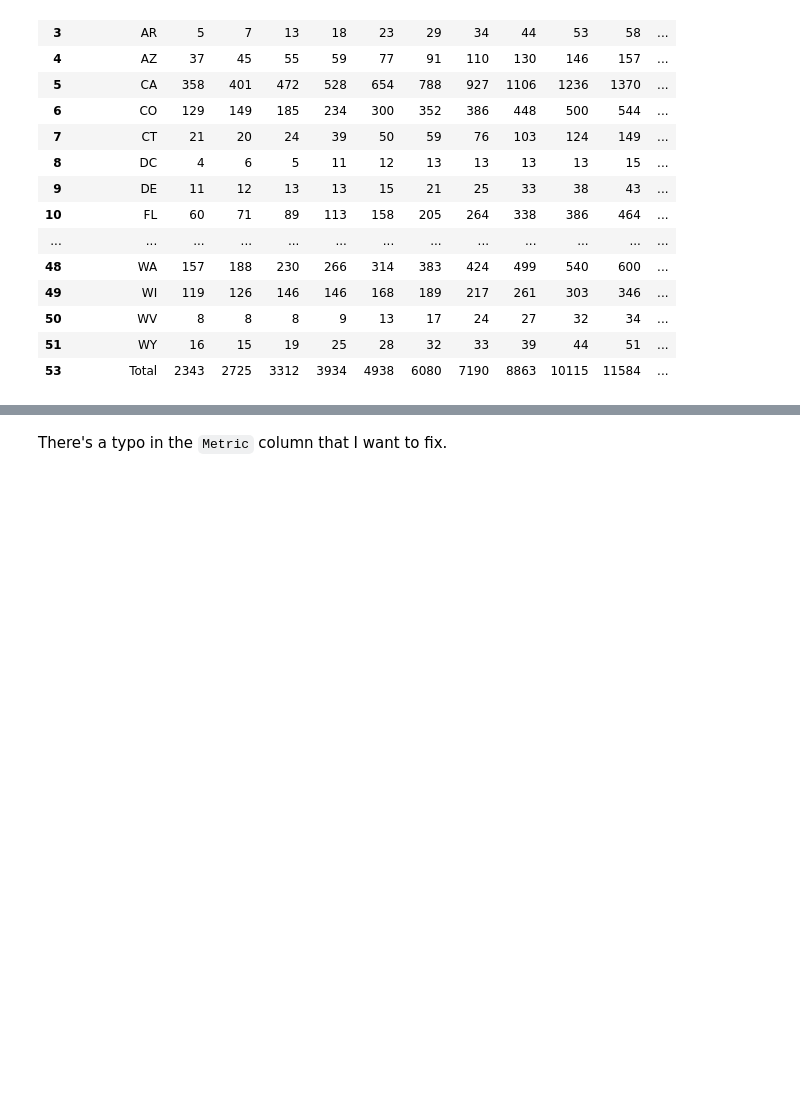
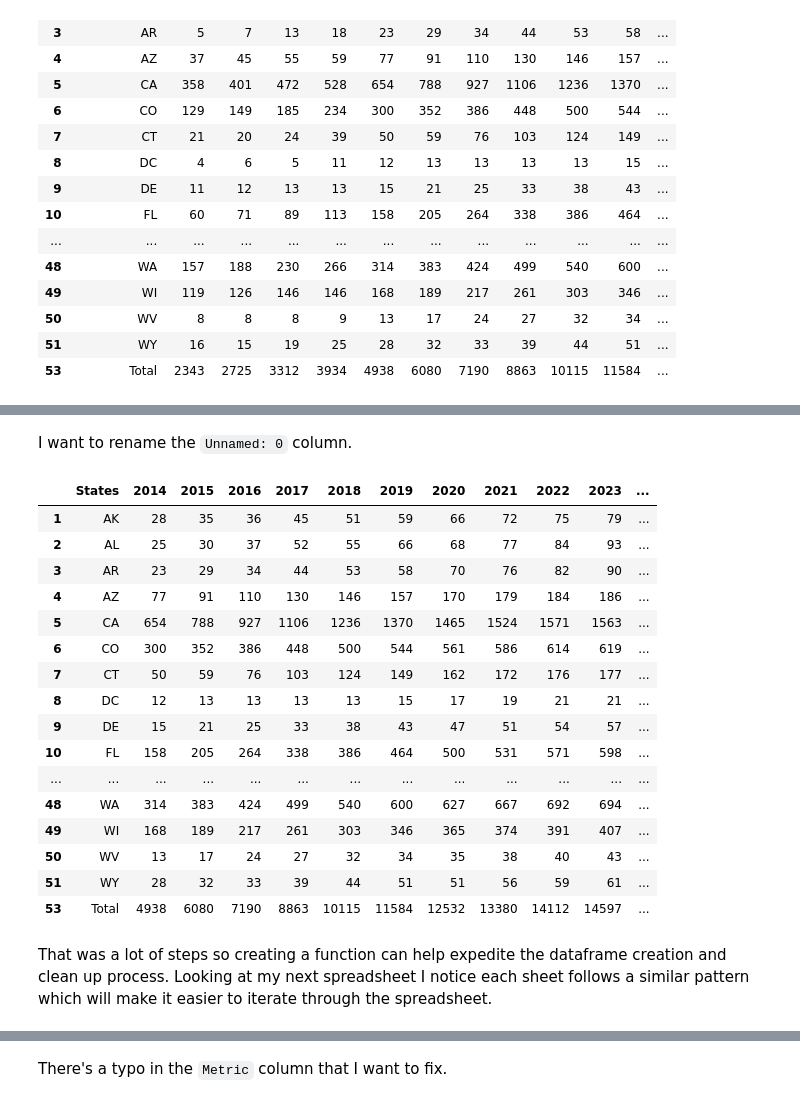
Before and after one commit to miramontron/us_beer_production, a Jupyter notebook: notebooks/us_beer_production.ipynb, the cells around one changed output, grey strips where cells are left out. Cells and saved outputs as stored; diff of their text form; code cells hidden in the pictures; blank space fills up the shorter version.

```diff
--- a/notebooks/us_beer_production.ipynb
+++ b/notebooks/us_beer_production.ipynb
@@ -47,0 +64,3 @@ state_brewery_count_df
+# %%
+state_brewery_count_df = state_brewery_count_df.drop(columns=state_brewery_count_df.loc[:,2010:2013].columns)
+state_brewery_count_df.head()
@@ -48,3 +74,30 @@ state_brewery_count_df
+# %% [markdown]
+I want to rename the `Unnamed: 0` column.
+# %%
+# assigning a new name
+state_brewery_count_df.columns.values[0] = 'States'
+# making sure it worked
+state_brewery_count_df
+# %% [output]
+|  | States | 2014 | 2015 | 2016 | 2017 | 2018 | 2019 | 2020 | 2021 | 2022 | 2023 | ... |
+| 1 | AK | 28 | 35 | 36 | 45 | 51 | 59 | 66 | 72 | 75 | 79 | ... |
+| 2 | AL | 25 | 30 | 37 | 52 | 55 | 66 | 68 | 77 | 84 | 93 | ... |
+| 3 | AR | 23 | 29 | 34 | 44 | 53 | 58 | 70 | 76 | 82 | 90 | ... |
+| 4 | AZ | 77 | 91 | 110 | 130 | 146 | 157 | 170 | 179 | 184 | 186 | ... |
+| 5 | CA | 654 | 788 | 927 | 1106 | 1236 | 1370 | 1465 | 1524 | 1571 | 1563 | ... |
+| 6 | CO | 300 | 352 | 386 | 448 | 500 | 544 | 561 | 586 | 614 | 619 | ... |
+| 7 | CT | 50 | 59 | 76 | 103 | 124 | 149 | 162 | 172 | 176 | 177 | ... |
+| 8 | DC | 12 | 13 | 13 | 13 | 13 | 15 | 17 | 19 | 21 | 21 | ... |
+| 9 | DE | 15 | 21 | 25 | 33 | 38 | 43 | 47 | 51 | 54 | 57 | ... |
+| 10 | FL | 158 | 205 | 264 | 338 | 386 | 464 | 500 | 531 | 571 | 598 | ... |
+| ... | ... | ... | ... | ... | ... | ... | ... | ... | ... | ... | ... | ... |
+| 48 | WA | 314 | 383 | 424 | 499 | 540 | 600 | 627 | 667 | 692 | 694 | ... |
+| 49 | WI | 168 | 189 | 217 | 261 | 303 | 346 | 365 | 374 | 391 | 407 | ... |
+| 50 | WV | 13 | 17 | 24 | 27 | 32 | 34 | 35 | 38 | 40 | 43 | ... |
+| 51 | WY | 28 | 32 | 33 | 39 | 44 | 51 | 51 | 56 | 59 | 61 | ... |
+| 53 | Total | 4938 | 6080 | 7190 | 8863 | 10115 | 11584 | 12532 | 13380 | 14112 | 14597 | ... |
+# %% [markdown]
+That was a lot of steps so creating a function can help expedite the dataframe creation and clean up process. Looking at my next spreadsheet I notice each sheet follows a similar pattern which will make it easier to iterate through the spreadsheet.
 # %%
 def Get_annual_BNR_df(raw_data_path: str, starting_year: int = 2014, end_year = 2024) -> pd.DataFrame:
     result_df = pd.DataFrame()
```
Also changed, not shown: parts of 9 cells of this notebook.
